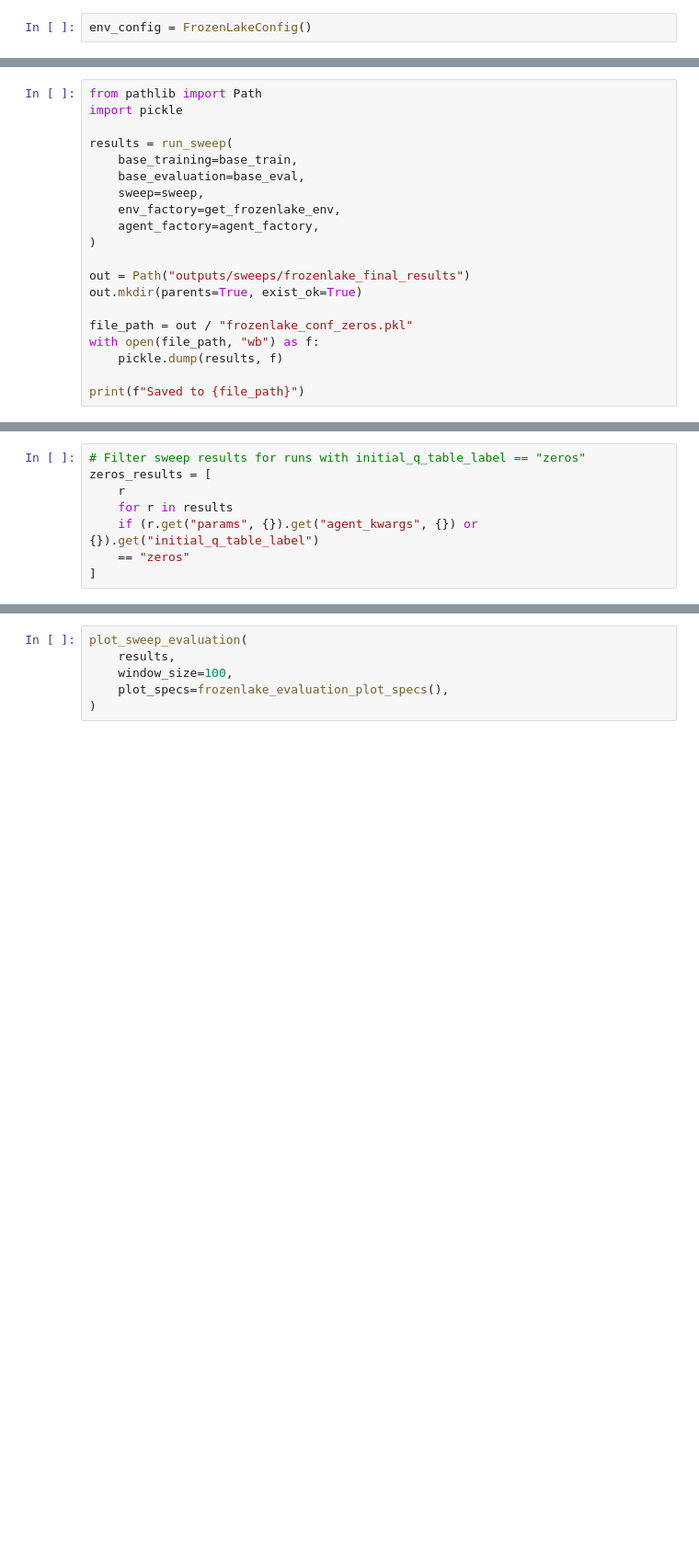
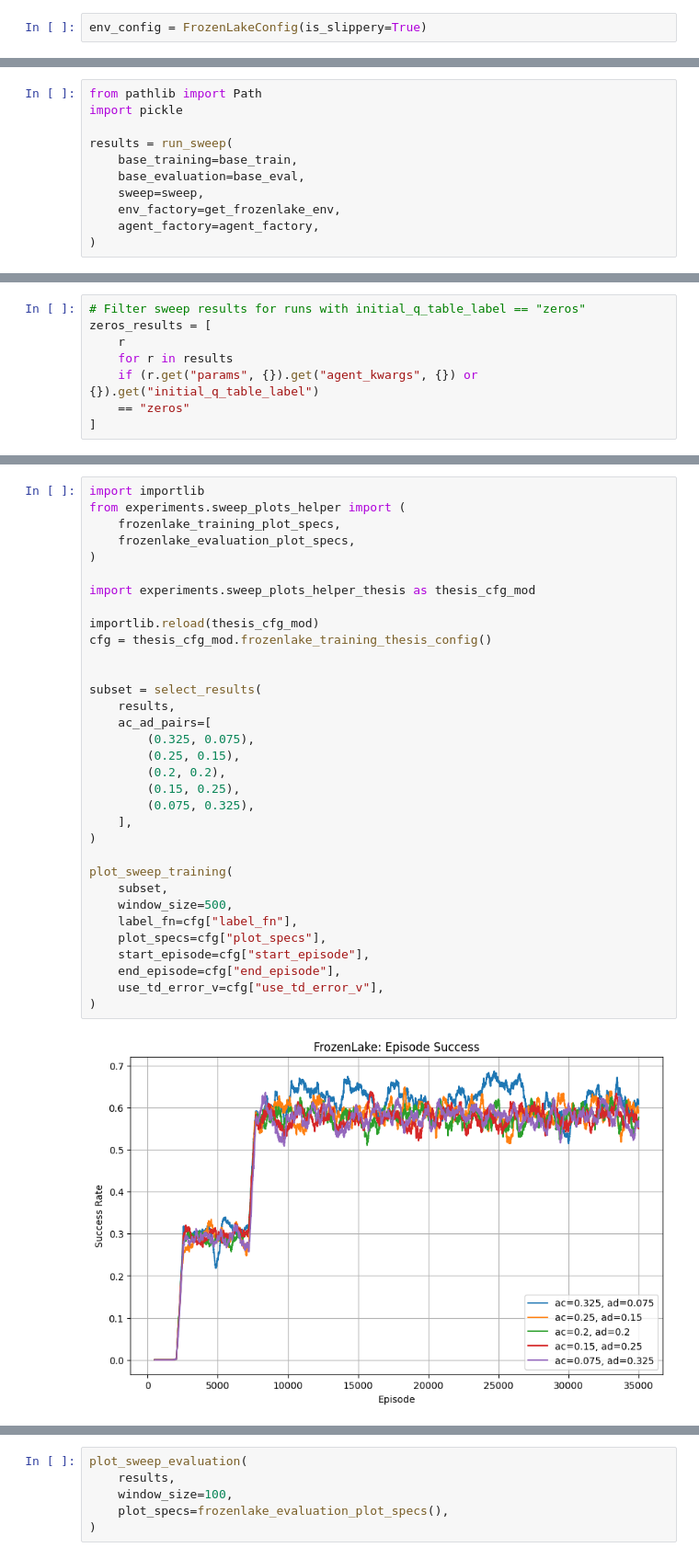
Before and after one commit to kallioaa/frustration_msc, a Jupyter notebook: src/prod_notebooks/assymetric_rl/assymetric_rl_sweep_frozenlake.ipynb, the cells around one changed output, grey strips where cells are left out. Shown at 92% size. Saved outputs shown, nothing was run; the diff lists cells and outputs as text; blank space fills up the shorter version.

```diff
--- a/src/prod_notebooks/assymetric_rl/assymetric_rl_sweep_frozenlake.ipynb
+++ b/src/prod_notebooks/assymetric_rl/assymetric_rl_sweep_frozenlake.ipynb
@@ -47,7 +165,7 @@ BASE_AGENT_CONFIG_POSITITY = dict(
 # %% [markdown]
 ## Environments
 # %%
-env_config = FrozenLakeConfig()
+env_config = FrozenLakeConfig(is_slippery=True)
 # %% [markdown]
 ## Agents
 # %%
@@ -150,12 +268,3 @@ results = run_sweep(
     env_factory=get_frozenlake_env,
     agent_factory=agent_factory,
 )
-
-out = Path("outputs/sweeps/frozenlake_final_results")
-out.mkdir(parents=True, exist_ok=True)
-
-file_path = out / "frozenlake_conf_zeros.pkl"
-with open(file_path, "wb") as f:
-    pickle.dump(results, f)
-
-print(f"Saved to {file_path}")
@@ -198,0 +287,35 @@ plot_sweep_training(
+# %%
+import importlib
+from experiments.sweep_plots_helper import (
+    frozenlake_training_plot_specs,
+    frozenlake_evaluation_plot_specs,
+)
+
+import experiments.sweep_plots_helper_thesis as thesis_cfg_mod
+
+importlib.reload(thesis_cfg_mod)
+cfg = thesis_cfg_mod.frozenlake_training_thesis_config()
+
+
+subset = select_results(
+    results,
+    ac_ad_pairs=[
+        (0.325, 0.075),
+        (0.25, 0.15),
+        (0.2, 0.2),
+        (0.15, 0.25),
+        (0.075, 0.325),
+    ],
+)
+
+plot_sweep_training(
+    subset,
+    window_size=500,
+    label_fn=cfg["label_fn"],
+    plot_specs=cfg["plot_specs"],
+    start_episode=cfg["start_episode"],
+    end_episode=cfg["end_episode"],
+    use_td_error_v=cfg["use_td_error_v"],
+)
+# %% [output]
+[figure, added]
```
Also changed, not shown: parts of 6 cells of this notebook, 4 other files.
